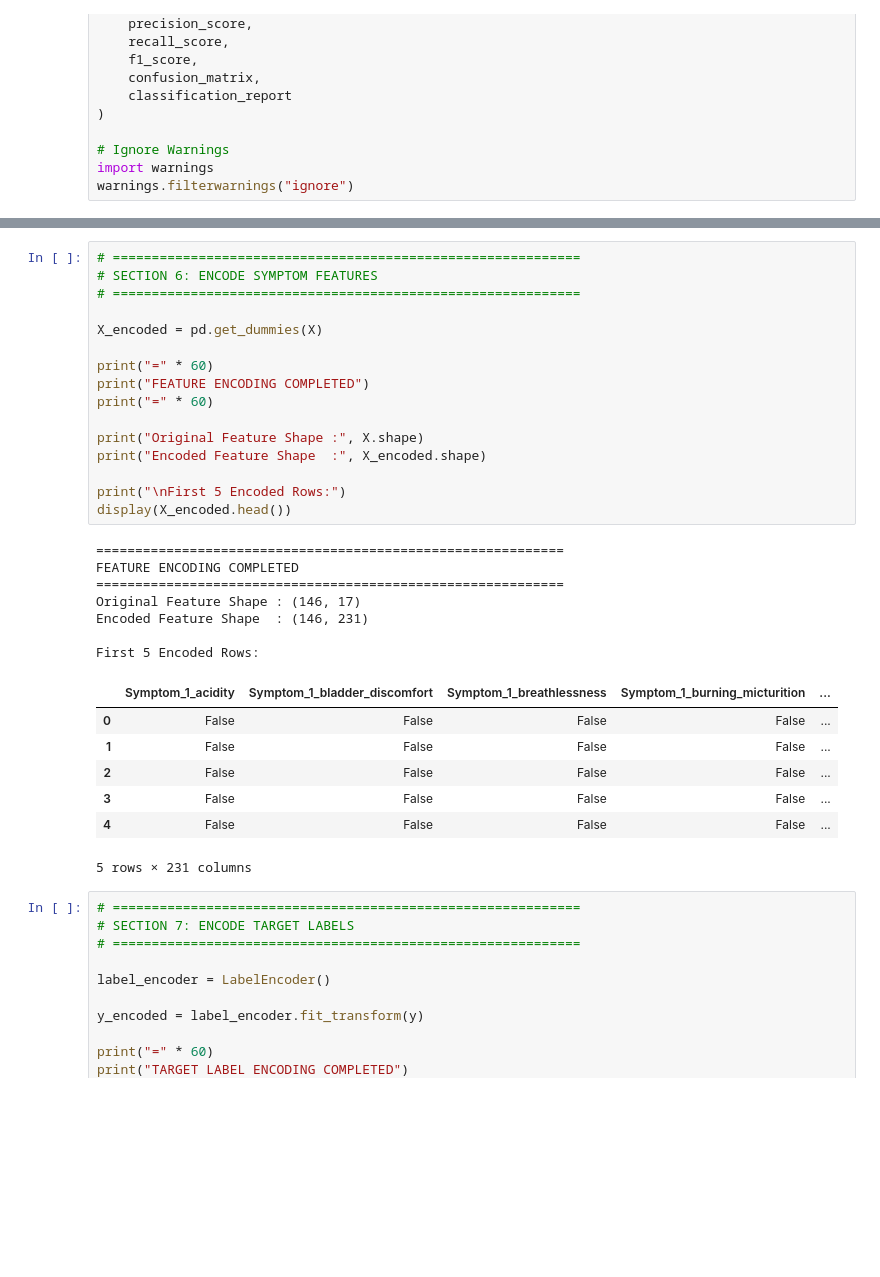
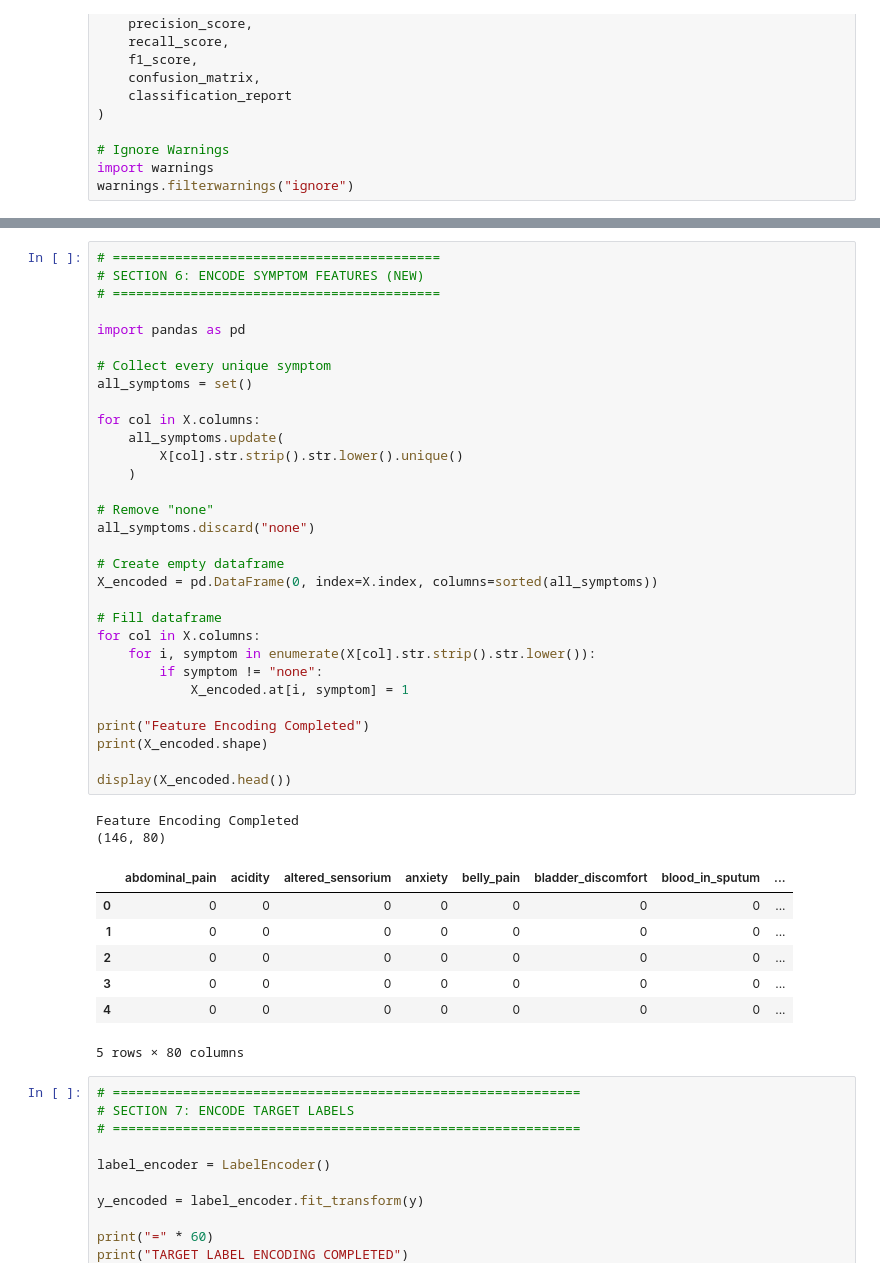
Before and after one commit to themarkolusanya1/Disease-Predictor, a Jupyter notebook: Task5_Model_Training.ipynb, the cells around one changed output, grey strips where cells are left out. Drawn from its saved outputs; the diff is of its cells as text; blank space fills up the shorter version.

```diff
--- a/Task5_Model_Training.ipynb
+++ b/Task5_Model_Training.ipynb
@@ -166,34 +166,44 @@ Name: Disease, dtype: str
 # %%
-# ============================================================
-# SECTION 6: ENCODE SYMPTOM FEATURES
-# ============================================================
+# ==========================================
+# SECTION 6: ENCODE SYMPTOM FEATURES (NEW)
+# ==========================================
 
-X_encoded = pd.get_dummies(X)
+import pandas as pd
 
-print("=" * 60)
-print("FEATURE ENCODING COMPLETED")
-print("=" * 60)
+# Collect every unique symptom
+all_symptoms = set()
 
-print("Original Feature Shape :", X.shape)
-print("Encoded Feature Shape  :", X_encoded.shape)
+for col in X.columns:
+    all_symptoms.update(
+        X[col].str.strip().str.lower().unique()
+    )
 
-print("\nFirst 5 Encoded Rows:")
+# Remove "none"
+all_symptoms.discard("none")
+
+# Create empty dataframe
+X_encoded = pd.DataFrame(0, index=X.index, columns=sorted(all_symptoms))
+
+# Fill dataframe
+for col in X.columns:
+    for i, symptom in enumerate(X[col].str.strip().str.lower()):
+        if symptom != "none":
+            X_encoded.at[i, symptom] = 1
+
+print("Feature Encoding Completed")
+print(X_encoded.shape)
+
 display(X_encoded.head())
 # %% [output]
-============================================================
-FEATURE ENCODING COMPLETED
-============================================================
-Original Feature Shape : (146, 17)
-Encoded Feature Shape  : (146, 231)
-
-First 5 Encoded Rows:
+Feature Encoding Completed
+(146, 80)
-|  | Symptom_1_acidity | Symptom_1_bladder_discomfort | Symptom_1_breathlessness | Symptom_1_burning_micturition | ... |
-| 0 | False | False | False | False | ... |
-| 1 | False | False | False | False | ... |
-| 2 | False | False | False | False | ... |
-| 3 | False | False | False | False | ... |
-| 4 | False | False | False | False | ... |
+|  | abdominal_pain | acidity | altered_sensorium | anxiety | belly_pain | bladder_discomfort | blood_in_sputum | ... |
+| 0 | 0 | 0 | 0 | 0 | 0 | 0 | 0 | ... |
+| 1 | 0 | 0 | 0 | 0 | 0 | 0 | 0 | ... |
+| 2 | 0 | 0 | 0 | 0 | 0 | 0 | 0 | ... |
+| 3 | 0 | 0 | 0 | 0 | 0 | 0 | 0 | ... |
+| 4 | 0 | 0 | 0 | 0 | 0 | 0 | 0 | ... |
-5 rows × 231 columns
+5 rows × 80 columns
 # %%
 # ============================================================
 # SECTION 7: ENCODE TARGET LABELS
```
Also changed, not shown: parts of 19 cells of this notebook, 6 other files.
